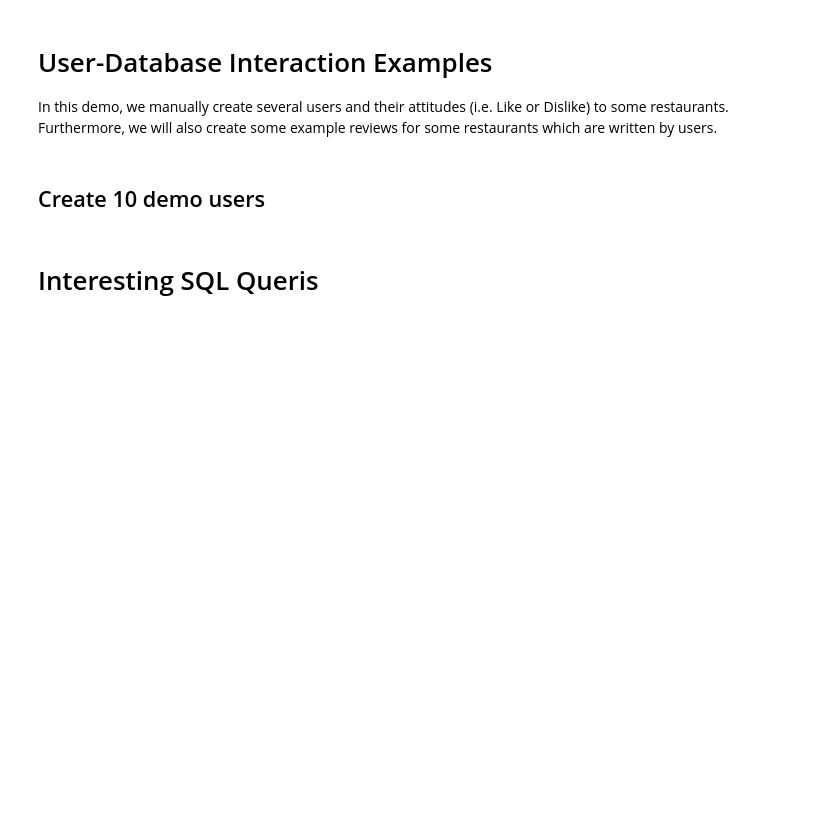
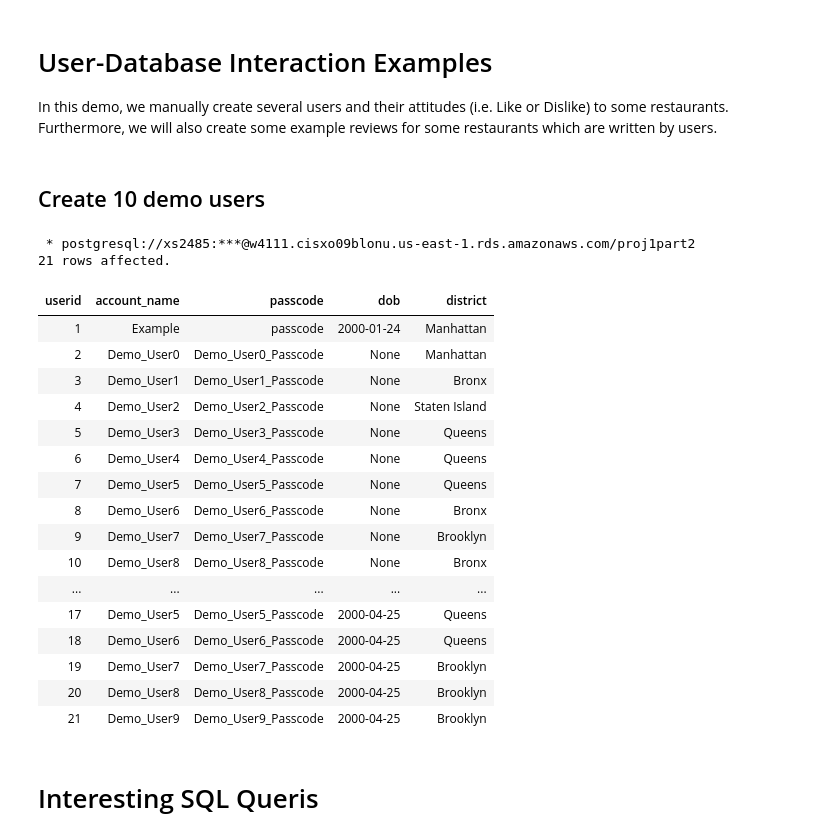
Before and after one commit to Xiaoyang-Song/NYC-Restaurant-Inspection-Database, a Jupyter notebook: 4111p1.ipynb, the cells around one changed output. Drawn from its saved outputs; the diff is of its cells as text; code cells hidden in the pictures; blank space fills up the shorter version.

```diff
--- a/4111p1.ipynb
+++ b/4111p1.ipynb
@@ -686,0 +689,24 @@ for i in range(n):
+# %%
+%%sql
+SELECT *
+FROM Users
+# %% [output]
+ * postgresql://xs2485:***@w4111.cisxo09blonu.us-east-1.rds.amazonaws.com/proj1part2
+21 rows affected.
+| userid | account_name | passcode | dob | district |
+| 1 | Example | passcode | 2000-01-24 | Manhattan |
+| 2 | Demo_User0 | Demo_User0_Passcode | None | Manhattan |
+| 3 | Demo_User1 | Demo_User1_Passcode | None | Bronx |
+| 4 | Demo_User2 | Demo_User2_Passcode | None | Staten Island |
+| 5 | Demo_User3 | Demo_User3_Passcode | None | Queens |
+| 6 | Demo_User4 | Demo_User4_Passcode | None | Queens |
+| 7 | Demo_User5 | Demo_User5_Passcode | None | Queens |
+| 8 | Demo_User6 | Demo_User6_Passcode | None | Bronx |
+| 9 | Demo_User7 | Demo_User7_Passcode | None | Brooklyn |
+| 10 | Demo_User8 | Demo_User8_Passcode | None | Bronx |
+| ... | ... | ... | ... | ... |
+| 17 | Demo_User5 | Demo_User5_Passcode | 2000-04-25 | Queens |
+| 18 | Demo_User6 | Demo_User6_Passcode | 2000-04-25 | Queens |
+| 19 | Demo_User7 | Demo_User7_Passcode | 2000-04-25 | Brooklyn |
+| 20 | Demo_User8 | Demo_User8_Passcode | 2000-04-25 | Brooklyn |
+| 21 | Demo_User9 | Demo_User9_Passcode | 2000-04-25 | Brooklyn |
```
Also changed, not shown: parts of 7 cells of this notebook.
